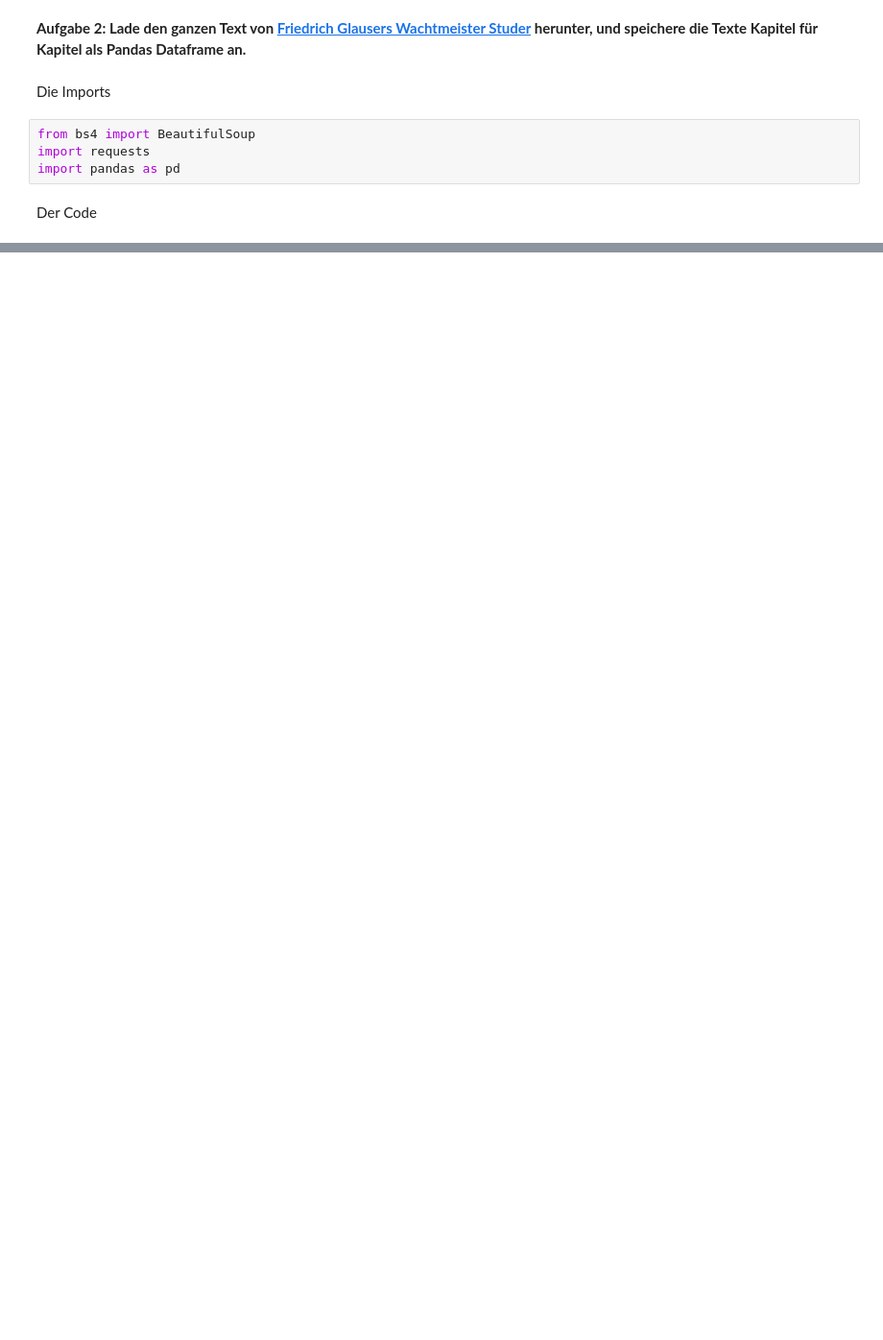
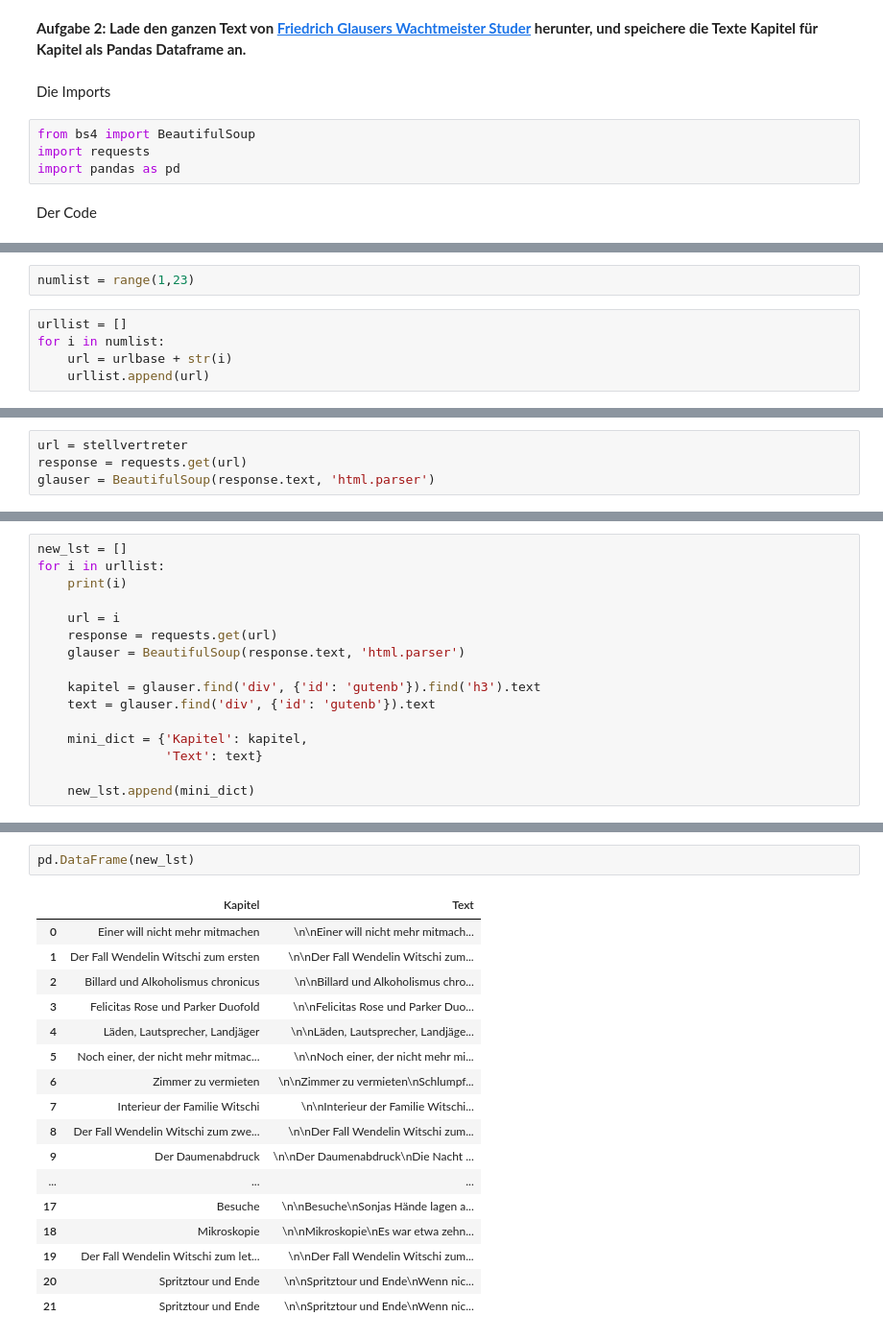
Before and after one commit to barjacks/pythonrecherche, a Jupyter notebook: 09 pandas, beautifulsoup practice, more selenium/03 BeautifulSoup Übung.ipynb, the cells around one changed output, grey strips where cells are left out. Shown: that part at 96% size. Saved outputs shown, nothing was run; the diff lists cells and outputs as text; blank space fills up the shorter version.

Commit message:
glauser Beispiel

```diff
--- a/09 pandas, beautifulsoup practice, more selenium/03 BeautifulSoup Übung.ipynb
+++ b/09 pandas, beautifulsoup practice, more selenium/03 BeautifulSoup Übung.ipynb
@@ -14,0 +25,7 @@ glauser = BeautifulSoup(response.text, 'html.parser')
+# %%
+numlist = range(1,23)
+# %%
+urllist = []
+for i in numlist:
+    url = urlbase + str(i)
+    urllist.append(url)
@@ -14,0 +66,4 @@ glauser = BeautifulSoup(response.text, 'html.parser')
+# %%
+url = stellvertreter
+response = requests.get(url)
+glauser = BeautifulSoup(response.text, 'html.parser')
@@ -14,0 +74,16 @@ glauser = BeautifulSoup(response.text, 'html.parser')
+# %%
+new_lst = []
+for i in urllist:
+    print(i)
+
+    url = i
+    response = requests.get(url)
+    glauser = BeautifulSoup(response.text, 'html.parser')
+
+    kapitel = glauser.find('div', {'id': 'gutenb'}).find('h3').text
+    text = glauser.find('div', {'id': 'gutenb'}).text
+
+    mini_dict = {'Kapitel': kapitel,
+                 'Text': text}
+
+    new_lst.append(mini_dict)
@@ -14,0 +108,20 @@ glauser = BeautifulSoup(response.text, 'html.parser')
+# %%
+pd.DataFrame(new_lst)
+# %% [output]
+|  | Kapitel | Text |
+| 0 | Einer will nicht mehr mitmachen | \n\nEiner will nicht mehr mitmach... |
+| 1 | Der Fall Wendelin Witschi zum ersten | \n\nDer Fall Wendelin Witschi zum... |
+| 2 | Billard und Alkoholismus chronicus | \n\nBillard und Alkoholismus chro... |
+| 3 | Felicitas Rose und Parker Duofold | \n\nFelicitas Rose und Parker Duo... |
+| 4 | Läden, Lautsprecher, Landjäger | \n\nLäden, Lautsprecher, Landjäge... |
+| 5 | Noch einer, der nicht mehr mitmac... | \n\nNoch einer, der nicht mehr mi... |
+| 6 | Zimmer zu vermieten | \n\nZimmer zu vermieten\nSchlumpf... |
+| 7 | Interieur der Familie Witschi | \n\nInterieur der Familie Witschi... |
+| 8 | Der Fall Wendelin Witschi zum zwe... | \n\nDer Fall Wendelin Witschi zum... |
+| 9 | Der Daumenabdruck | \n\nDer Daumenabdruck\nDie Nacht ... |
+| ... | ... | ... |
+| 17 | Besuche | \n\nBesuche\nSonjas Hände lagen a... |
+| 18 | Mikroskopie | \n\nMikroskopie\nEs war etwa zehn... |
+| 19 | Der Fall Wendelin Witschi zum let... | \n\nDer Fall Wendelin Witschi zum... |
+| 20 | Spritztour und Ende | \n\nSpritztour und Ende\nWenn nic... |
+| 21 | Spritztour und Ende | \n\nSpritztour und Ende\nWenn nic... |
```
Also changed, not shown: parts of 13 cells of this notebook, 5 other files.
